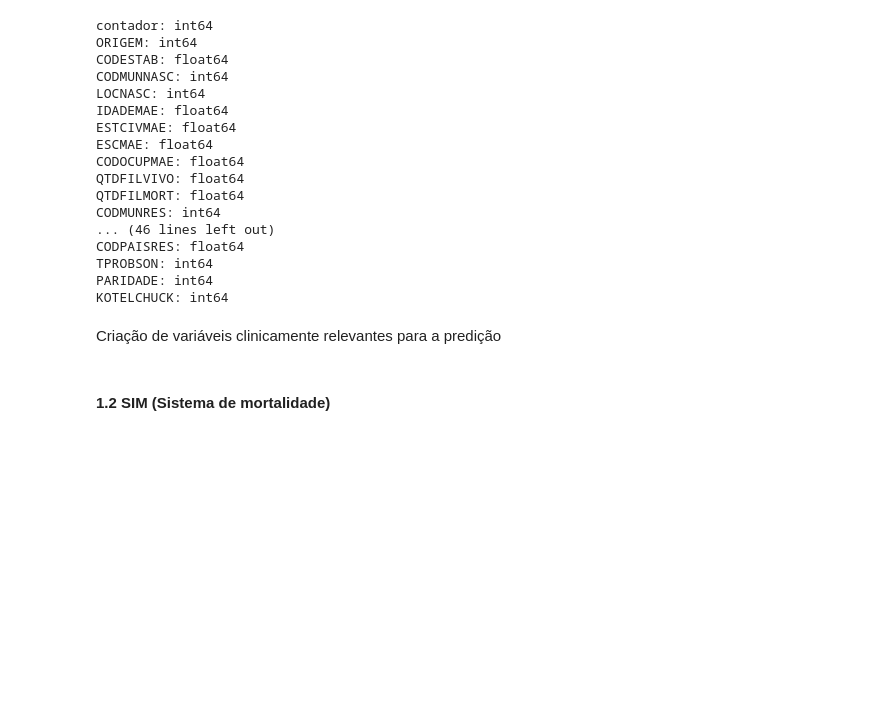
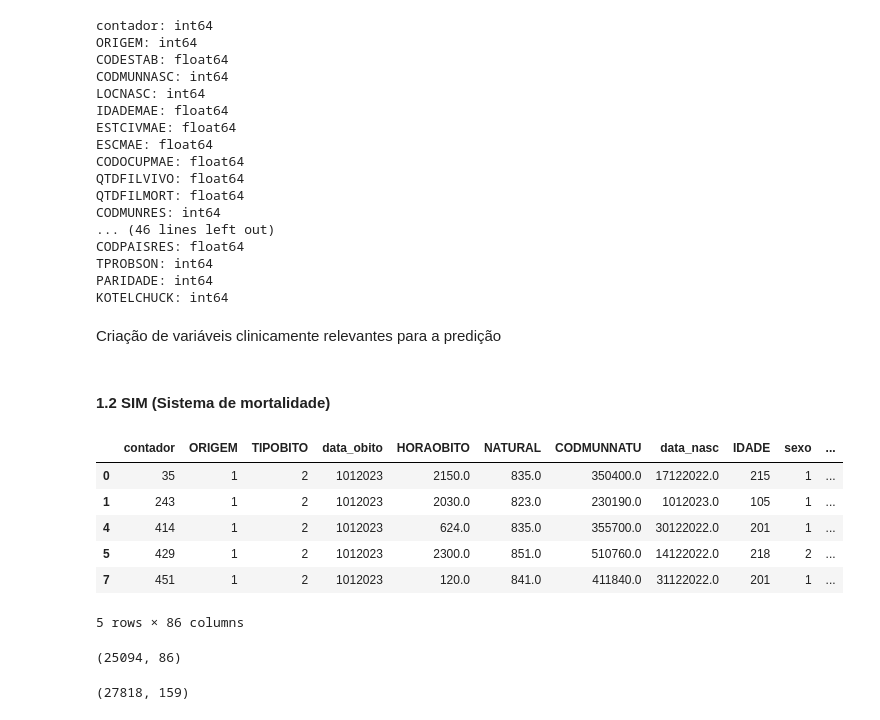
Before and after one commit to juliamssilva/neopredict, a Jupyter notebook: main.ipynb, the cells around one changed output. Saved outputs shown, nothing was run; the diff lists cells and outputs as text; code cells hidden in the pictures; blank space fills up the shorter version.

Commit message:
gerando o dataset final

```diff
--- a/main.ipynb
+++ b/main.ipynb
@@ -195,13 +194,14 @@ sinac['risco_materno'] = (
 # %% [markdown]
 #### 1.2 SIM (Sistema de mortalidade)
 # %%
-sim = pd.read_csv(r"G:\Meu Drive\datasets\DO23OPEN.csv", sep=";")
+sim = pd.read_csv("DO23OPEN.csv", sep=";")
 # %%
 sinac.rename(columns={
     'DTNASC': 'data_nasc',
     'SEXO': 'sexo',
     'CODMUNNASC': 'codmun_res',
-    'DTCADASTRO': 'dt_cadastro'
+    'DTCADASTRO': 'dt_cadastro',
+    ''
 }, inplace=True)
 
 sim.rename(columns={
@@ -209,5 +209,23 @@ sim.rename(columns={
     'SEXO': 'sexo',
     'CODMUNRES': 'codmun_res',
     'IDADEMAE': 'idade_mae',
-    'DTCADASTRO': 'dt_cadastro'
+    'DTCADASTRO': 'dt_cadastro',
+    'DTNASC': 'data_nasc'
 }, inplace=True)
+# %%
+#deixando apenas os obitos que ocorreram em 1 mês de vida
+sim = sim[sim['IDADE'] < 302]
+# %%
+sim.head()
+# %% [output]
+|  | contador | ORIGEM | TIPOBITO | data_obito | HORAOBITO | NATURAL | CODMUNNATU | data_nasc | IDADE | sexo | ... |
+| 0 | 35 | 1 | 2 | 1012023 | 2150.0 | 835.0 | 350400.0 | 17122022.0 | 215 | 1 | ... |
+| 1 | 243 | 1 | 2 | 1012023 | 2030.0 | 823.0 | 230190.0 | 1012023.0 | 105 | 1 | ... |
+| 4 | 414 | 1 | 2 | 1012023 | 624.0 | 835.0 | 355700.0 | 30122022.0 | 201 | 1 | ... |
+| 5 | 429 | 1 | 2 | 1012023 | 2300.0 | 851.0 | 510760.0 | 14122022.0 | 218 | 2 | ... |
+| 7 | 451 | 1 | 2 | 1012023 | 120.0 | 841.0 | 411840.0 | 31122022.0 | 201 | 1 | ... |
+5 rows × 86 columns
+# %%
+sim.shape
+# %% [output]
+(25094, 86)
@@ -213,0 +241,4 @@ sim.rename(columns={
+# %%
+matches.shape
+# %% [output]
+(27818, 159)
```
Also changed, not shown: parts of 13 cells of this notebook.
